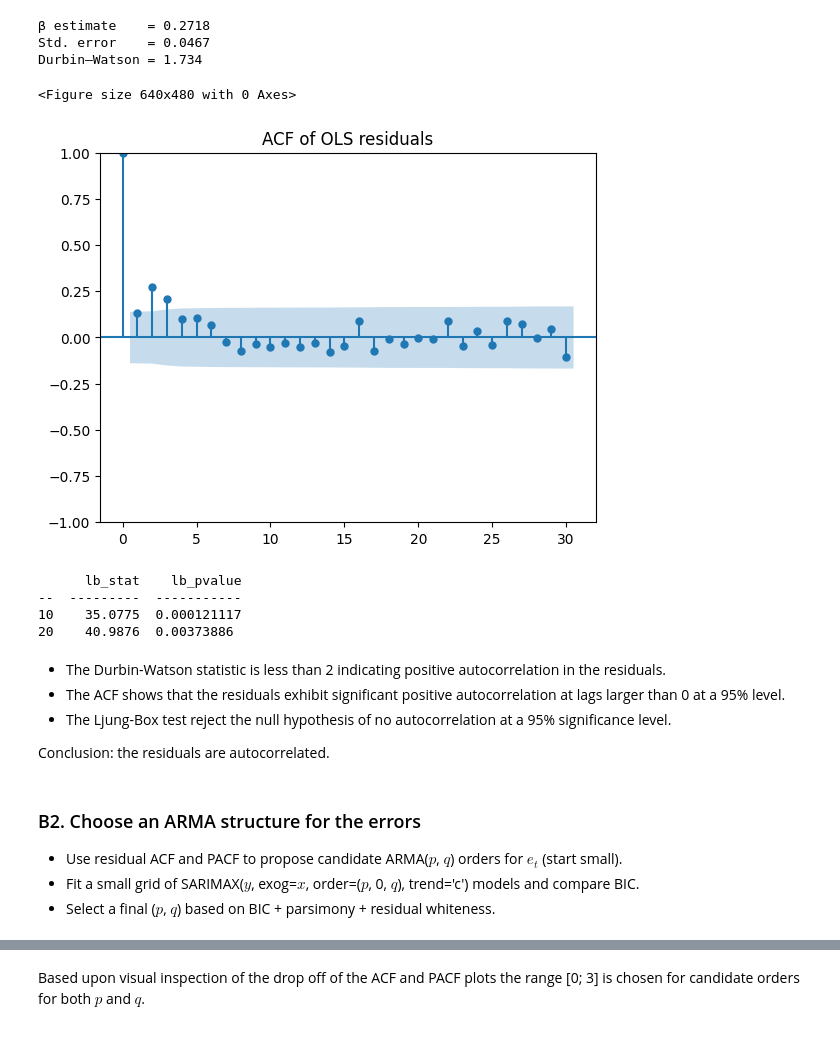
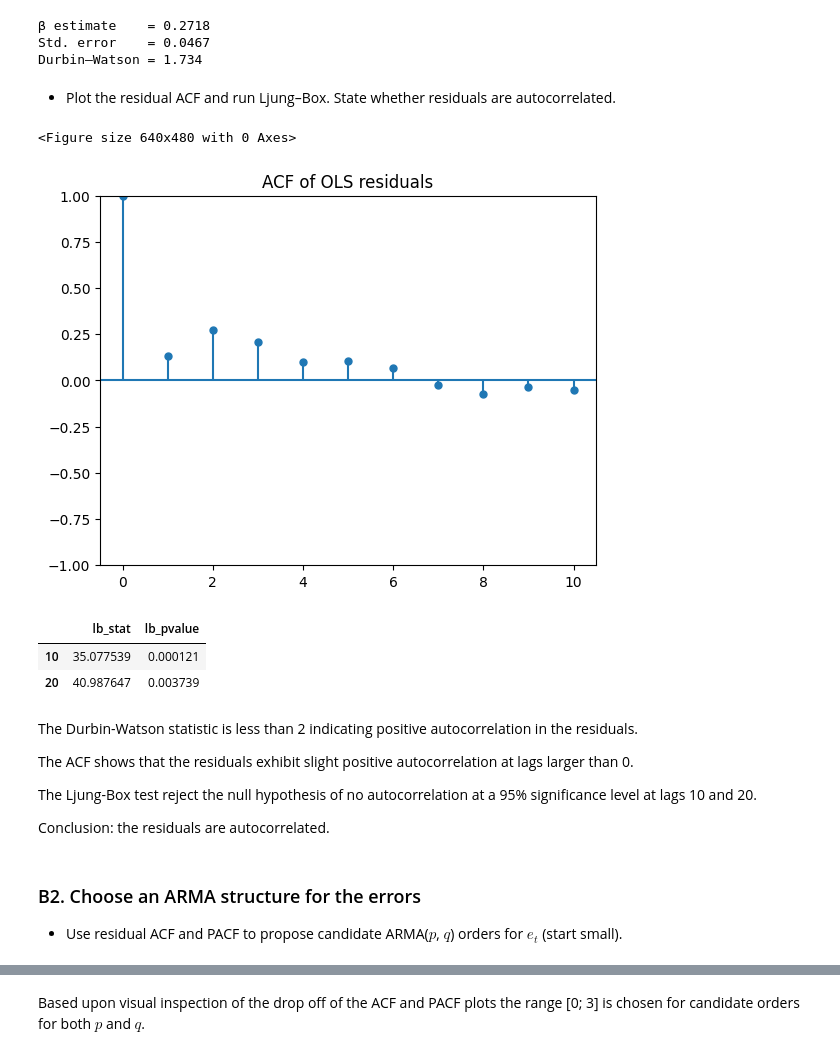
Before and after one commit to FVardi/PhD-Courses, a Jupyter notebook: Deep learning for time-series/Assignments/assignment_1.ipynb, the cells around one changed output, grey strips where cells are left out. Drawn from its saved outputs; the diff is of its cells as text; code cells hidden in the pictures.

```diff
--- a/Deep learning for time-series/Assignments/assignment_1.ipynb
+++ b/Deep learning for time-series/Assignments/assignment_1.ipynb
@@ -366,32 +346,33 @@ print(f"Durbin–Watson = {dw:.3f}")
 β estimate    = 0.2718
 Std. error    = 0.0467
 Durbin–Watson = 1.734
+# %% [markdown]
+- Plot the residual ACF and run Ljung–Box. State whether residuals are autocorrelated.
 # %%
 plt.figure()
-plot_acf(ols_model.resid, lags=30)
+plot_acf(ols_model.resid, lags=10, alpha=None)
 plt.title("ACF of OLS residuals")
 plt.show()
 
 lb = acorr_ljungbox(ols_model.resid, lags=[10, 20], return_df=True)
-print(tabulate(lb, headers="keys"))
+lb
 # %% [output]
 <Figure size 640x480 with 0 Axes>
-[figure, old version]
+[figure, new version]
-      lb_stat    lb_pvalue
---  ---------  -----------
-10    35.0775  0.000121117
-20    40.9876  0.00373886
+|  | lb_stat | lb_pvalue |
+| 10 | 35.077539 | 0.000121 |
+| 20 | 40.987647 | 0.003739 |
 # %% [markdown]
-- The Durbin-Watson statistic is less than 2 indicating positive autocorrelation in the residuals.
-- The ACF shows that the residuals exhibit significant positive autocorrelation at lags larger than 0 at a 95% level.
-- The Ljung-Box test reject the null hypothesis of no autocorrelation at a 95% significance level.
+The Durbin-Watson statistic is less than 2 indicating positive autocorrelation in the residuals.
+
+The ACF shows that the residuals exhibit slight positive autocorrelation at lags larger than 0.
+
+The Ljung-Box test reject the null hypothesis of no autocorrelation at a 95% significance level at lags 10 and 20.
 
 Conclusion: the residuals are autocorrelated.
 # %% [markdown]
 ### B2. Choose an ARMA structure for the errors
 - Use residual ACF and PACF to propose candidate ARMA($p$, $q$) orders for $e_t$ (start small).
-- Fit a small grid of SARIMAX($y$, exog=$x$, order=($p$, 0, $q$), trend='c') models and compare BIC.
-- Select a final ($p$, $q$) based on BIC + parsimony + residual whiteness.
 # %%
 resid = ols_model.resid
 
```
Also changed, not shown: parts of 50 cells of this notebook, 4 other files.
